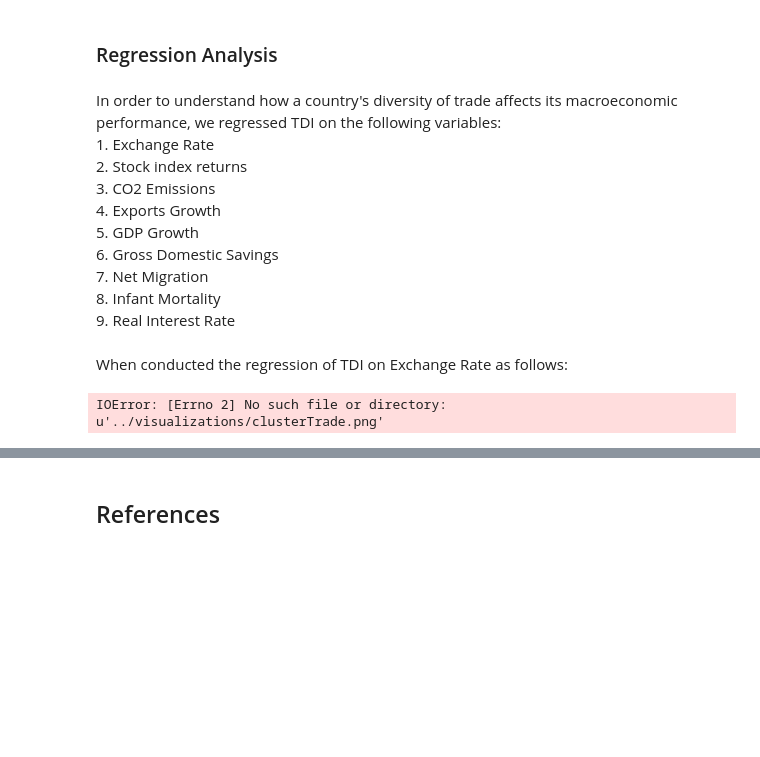
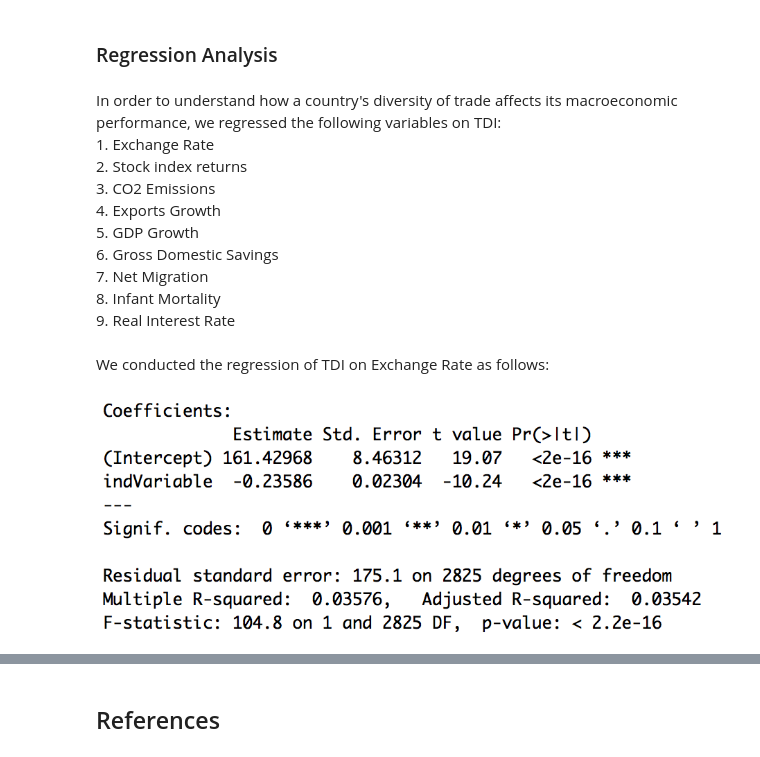
Before and after one commit to ahdivnathan/exim, a Jupyter notebook: notebooks/NB4_project_report.ipynb, the cells around one changed output, grey strips where cells are left out. Saved outputs shown, nothing was run; the diff lists cells and outputs as text; code cells hidden in the pictures; blank space fills up the shorter version.

```diff
--- a/notebooks/NB4_project_report.ipynb
+++ b/notebooks/NB4_project_report.ipynb
@@ -40,7 +40,7 @@ To begin, we created a Trade Diversification Index (TDI) in order to gauge the d
 # %% [markdown]
 ### Regression Analysis
 # %% [markdown]
-In order to understand how a country's diversity of trade affects its macroeconomic performance, we regressed TDI on the following variables:
+In order to understand how a country's diversity of trade affects its macroeconomic performance, we regressed the following variables on TDI:
 <br />1. Exchange Rate
 <br />2. Stock index returns
 <br />3. CO2 Emissions
@@ -51,9 +51,9 @@ In order to understand how a country's diversity of trade affects its macroecono
 <br />8. Infant Mortality
 <br />9. Real Interest Rate
 <br />
-<br />When conducted the regression of TDI on Exchange Rate as follows:
+<br />We conducted the regression of TDI on Exchange Rate as follows:
 # %%
 from IPython.core.display import Image
-Image(filename="../visualizations/clusterTrade.png")
+Image(filename="../visualizations/exchangeRegression.png")
 # %% [output]
-IOError: [Errno 2] No such file or directory: u'../visualizations/clusterTrade.png'
+[figure, added]
```
Also changed, not shown: parts of 7 cells of this notebook, 7 other files.
